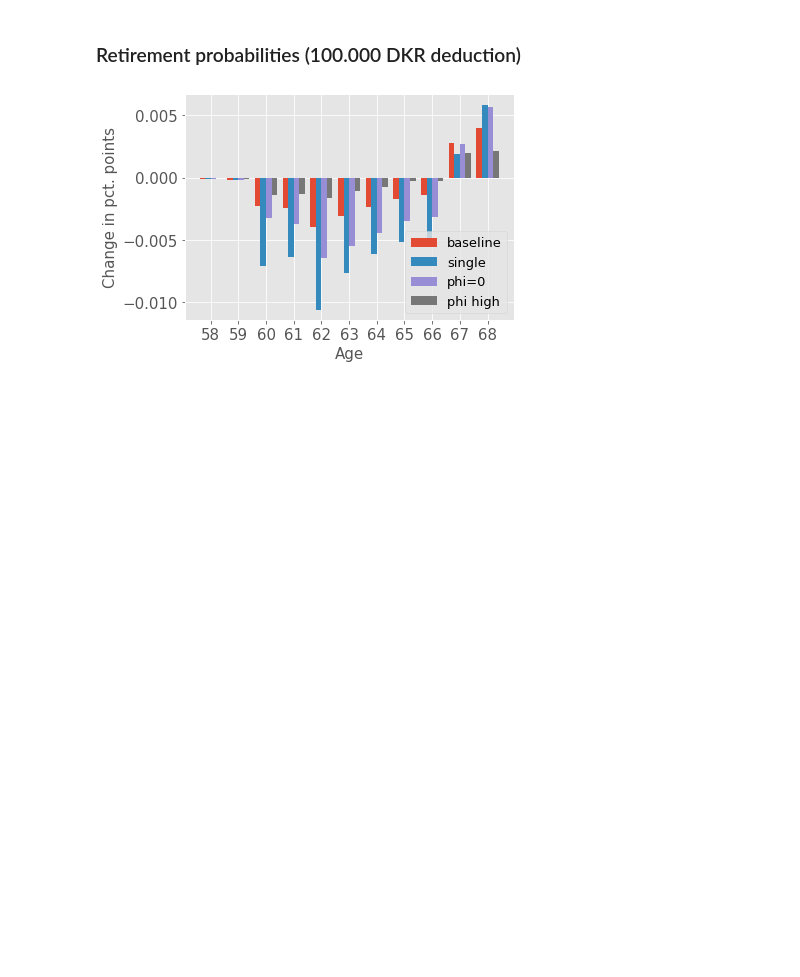
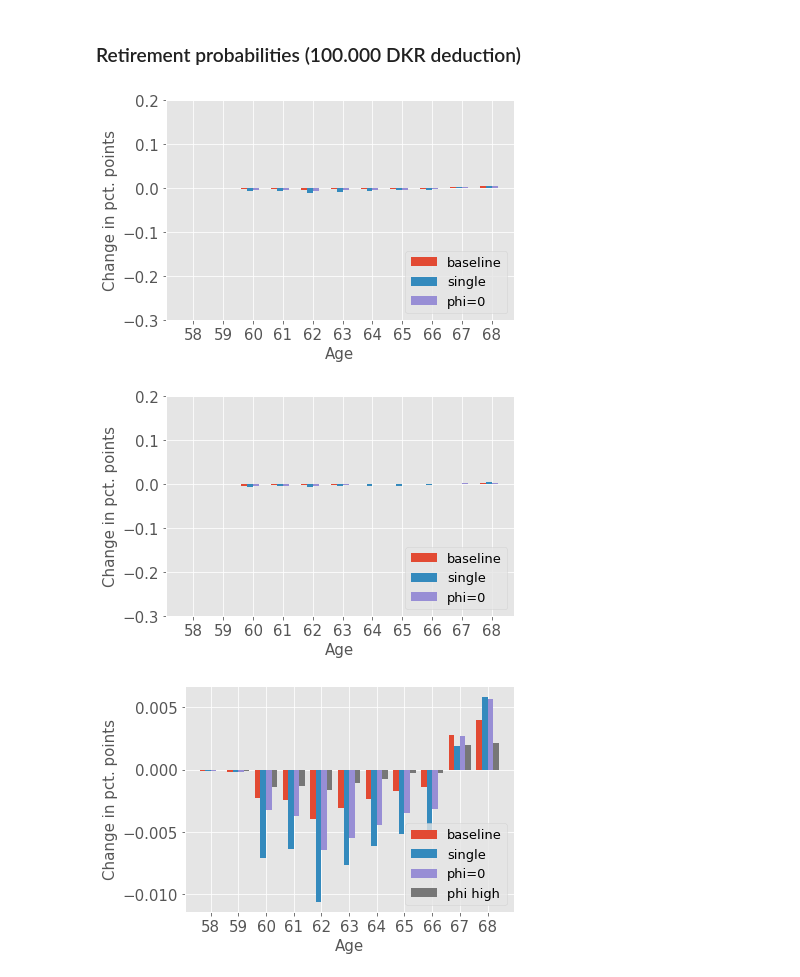
Before and after one commit to mathiassunesen/Speciale_retirement, a Jupyter notebook: Main/Experiments.ipynb, the cells around one changed output. Saved outputs shown, nothing was run; the diff lists cells and outputs as text; code cells hidden in the pictures; blank space fills up the shorter version.

```diff
--- a/Main/Experiments.ipynb
+++ b/Main/Experiments.ipynb
@@ -27,7 +27,7 @@ x = np.linspace(0,2,11)
 # %% [markdown]
 ### Baseline
 # %%
-CoupleEst,SingleEst = SMD.load_est(name='baseline_new',couple=True)
+CoupleEst,SingleEst = SMD.load_est(name='baseline',couple=True)
 Couple = RetirementClass(couple=True, single_kwargs=SingleEst, **CoupleEst)
 LS['baseline'] = figs.resolve_c(Couple, vars=['d', 'RetAge', 'probs'], fradrag=[0,1])
 GovS['baseline'] = figs.resolve_c(Couple, vars=['GovS', 'RetAge'], fradrag=x)
@@ -75,6 +73,22 @@ phi high                : 60.53
 ### Plots
 # %% [markdown]
 ### Retirement probabilities (100.000 DKR deduction)
+# %%
+ym = [LS['baseline']['couple']['probs'][1]['base_m']['y'][0]-LS['baseline']['couple']['probs'][0]['base_m']['y'][0],
+      LS['baseline']['single']['probs'][1]['base_m']['y'][0]-LS['baseline']['single']['probs'][0]['base_m']['y'][0],
+      LS['phi0']['couple']['probs'][1]['base_m']['y'][0]-LS['phi0']['couple']['probs'][0]['base_m']['y'][0]]
+yf = [LS['baseline']['couple']['probs'][1]['base_f']['y'][0]-LS['baseline']['couple']['probs'][0]['base_f']['y'][0],
+      LS['baseline']['single']['probs'][1]['base_f']['y'][0]-LS['baseline']['single']['probs'][0]['base_f']['y'][0],
+      LS['phi0']['couple']['probs'][1]['base_f']['y'][0]-LS['phi0']['couple']['probs'][0]['base_f']['y'][0]]
+x = np.arange(58,69)
+xlab = 'Age'
+ylab = 'Change in pct. points'
+labels = ['baseline', 'single', 'phi=0']
+one_year_plot(x,ym,labels,xlab,ylab,loc=4).savefig('figs/Experiments/DeductionSurplusMen.png')
+one_year_plot(x,yf,labels,xlab,ylab,loc=4).savefig('figs/Experiments/DeductionSurplusWomen.png')
+# %% [output]
+[figure, added]
+[figure, added]
 # %%
 ym = [LS['baseline']['couple']['probs'][1]['base_m']['y'][0]-LS['baseline']['couple']['probs'][0]['base_m']['y'][0],
       LS['baseline']['single']['probs'][1]['base_m']['y'][0]-LS['baseline']['single']['probs'][0]['base_m']['y'][0],
```
Also changed, not shown: parts of 15 cells of this notebook, 23 other files.
